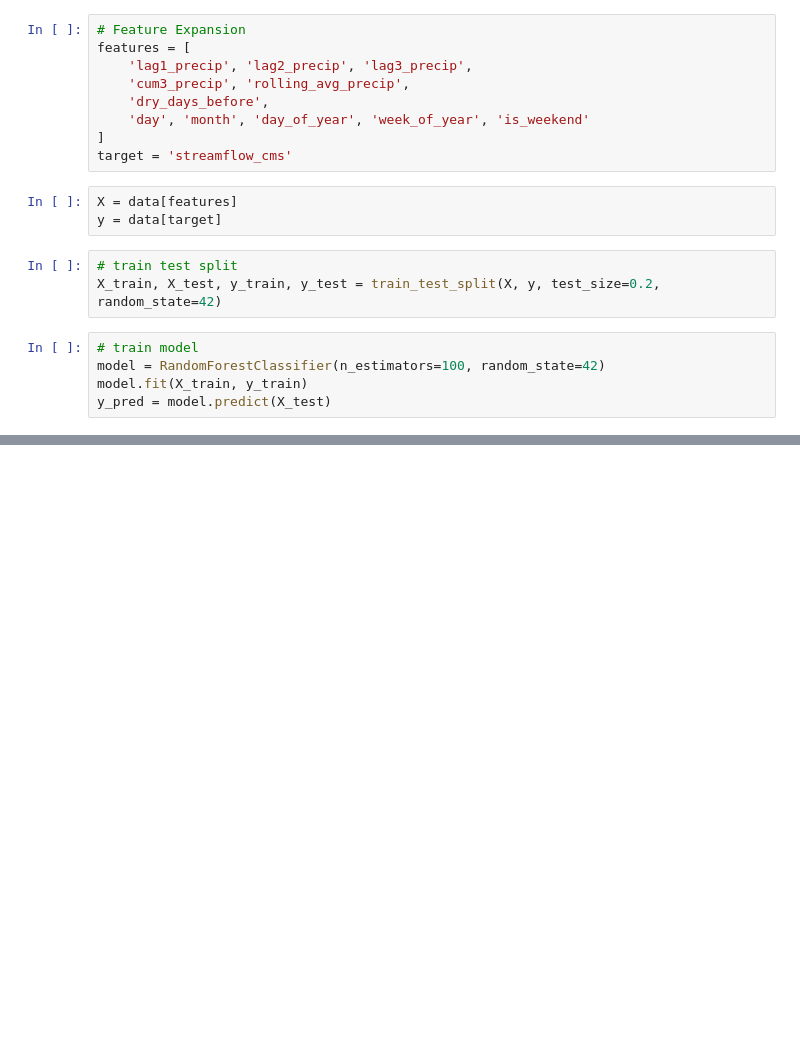
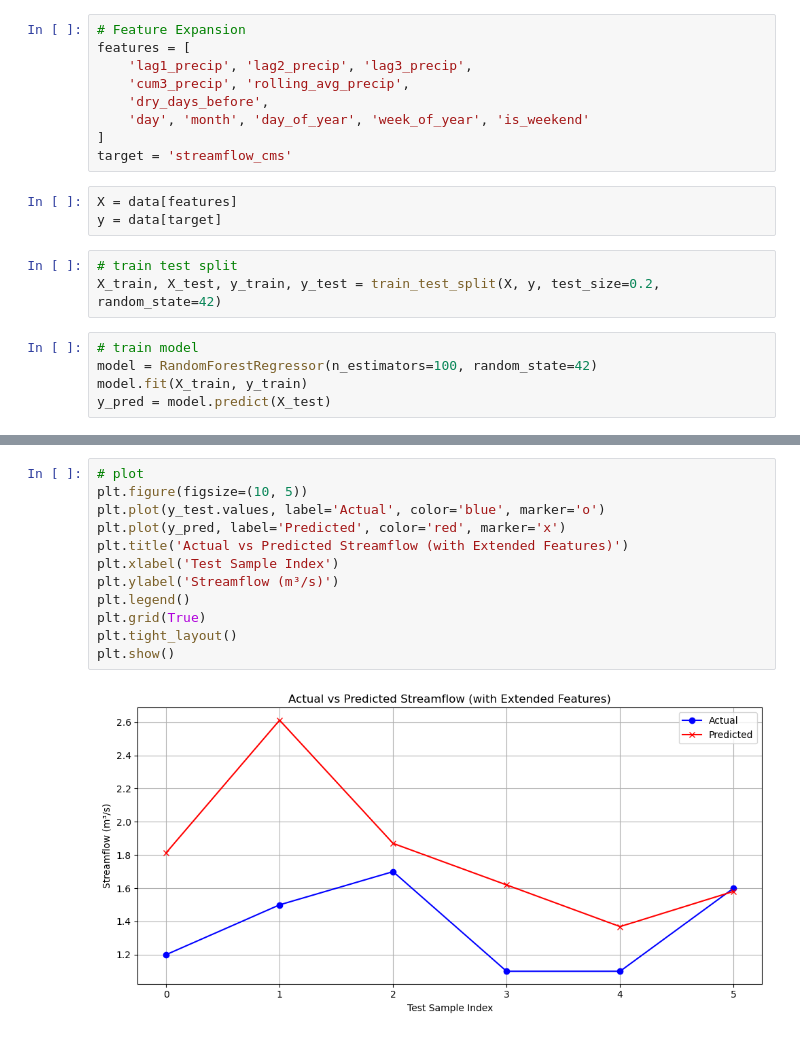
Before and after one commit to nnavid65/ML_Sample, a Jupyter notebook: 06_feature_expansion_model.ipynb, the cells around one changed output, grey strips where cells are left out. Saved outputs shown, nothing was run; the diff lists cells and outputs as text; blank space fills up the shorter version.

Commit message:
add plot

```diff
--- a/06_feature_expansion_model.ipynb
+++ b/06_feature_expansion_model.ipynb
@@ -58,6 +58,6 @@ y = data[target]
 X_train, X_test, y_train, y_test = train_test_split(X, y, test_size=0.2, random_state=42)
 # %%
 # train model
-model = RandomForestClassifier(n_estimators=100, random_state=42)
+model = RandomForestRegressor(n_estimators=100, random_state=42)
 model.fit(X_train, y_train)
 y_pred = model.predict(X_test)
@@ -65,0 +72,14 @@ ValueError: Unknown label type: continuous. Maybe you are trying to fit a classi
+# %%
+# plot
+plt.figure(figsize=(10, 5))
+plt.plot(y_test.values, label='Actual', color='blue', marker='o')
+plt.plot(y_pred, label='Predicted', color='red', marker='x')
+plt.title('Actual vs Predicted Streamflow (with Extended Features)')
+plt.xlabel('Test Sample Index')
+plt.ylabel('Streamflow (m³/s)')
+plt.legend()
+plt.grid(True)
+plt.tight_layout()
+plt.show()
+# %% [output]
+[figure, added]
```
Also changed, not shown: parts of 2 cells of this notebook.
